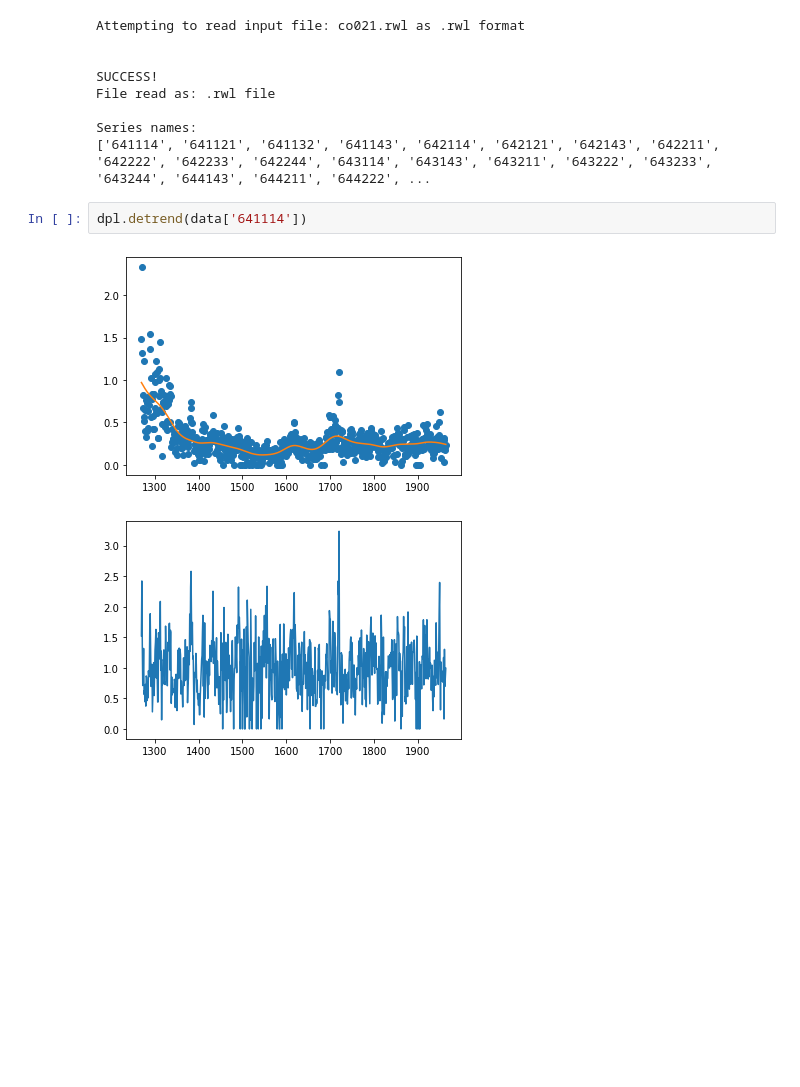
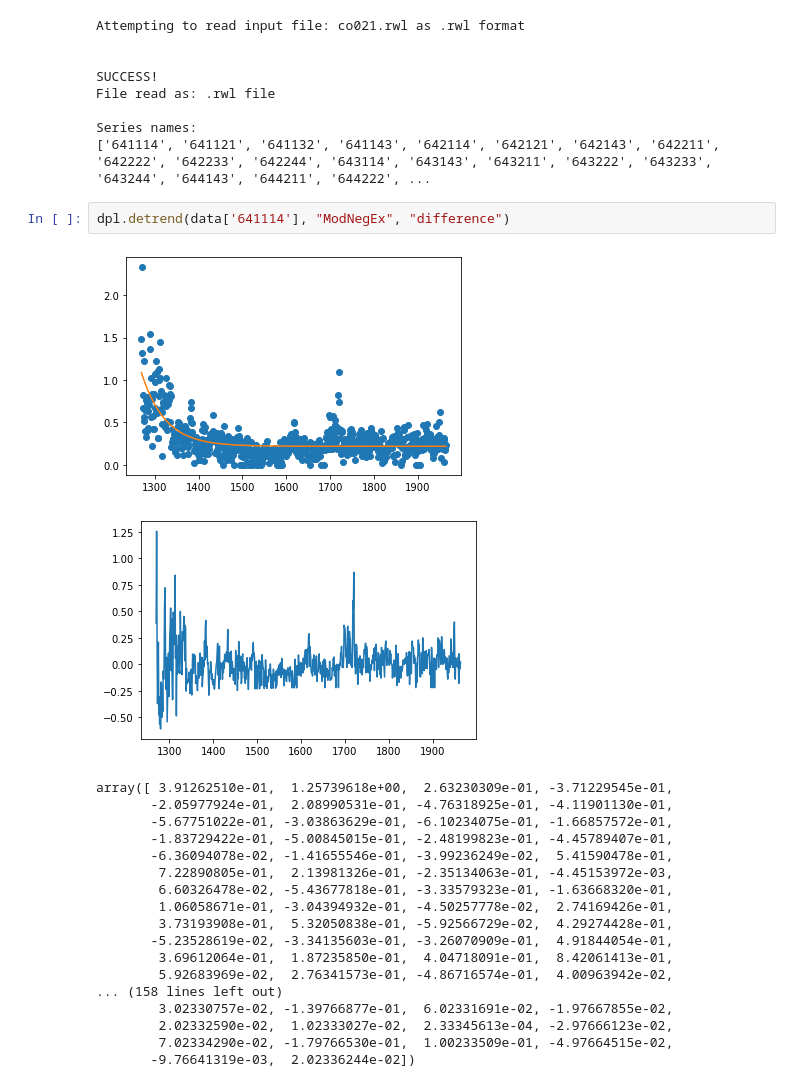
Before and after one commit to OpenDendro/dplPy, a Jupyter notebook: src/new.ipynb, the cells around one changed output. Drawn from its saved outputs; the diff is of its cells as text; blank space fills up the shorter version.

Commit message:
Added more functionality for detrend method

```diff
--- a/src/new.ipynb
+++ b/src/new.ipynb
@@ -11,7 +11,24 @@ File read as: .rwl file
 Series names:
 ['641114', '641121', '641132', '641143', '642114', '642121', '642143', '642211', '642222', '642233', '642244', '643114', '643143', '643211', '643222', '643233', '643244', '644143', '644211', '644222', ...
 # %%
-dpl.detrend(data['641114'])
+dpl.detrend(data['641114'], "ModNegEx", "difference")
 # %% [output]
-[figure, old version]
+[figure, new version]
-[figure, old version]
+[figure, new version]
+array([ 3.91262510e-01,  1.25739618e+00,  2.63230309e-01, -3.71229545e-01,
+       -2.05977924e-01,  2.08990531e-01, -4.76318925e-01, -4.11901130e-01,
+       -5.67751022e-01, -3.03863629e-01, -6.10234075e-01, -1.66857572e-01,
+       -1.83729422e-01, -5.00845015e-01, -2.48199823e-01, -4.45789407e-01,
+       -6.36094078e-02, -1.41655546e-01, -3.99236249e-02,  5.41590478e-01,
+        7.22890805e-01,  2.13981326e-01, -2.35134063e-01, -4.45153972e-03,
+        6.60326478e-02, -5.43677818e-01, -3.33579323e-01, -1.63668320e-01,
+        1.06058671e-01, -3.04394932e-01, -4.50257778e-02,  2.74169426e-01,
+        3.73193908e-01,  5.32050838e-01, -5.92566729e-02,  4.29274428e-01,
+       -5.23528619e-02, -3.34135603e-01, -3.26070909e-01,  4.91844054e-01,
+        3.69612064e-01,  1.87235850e-01,  4.04718091e-01,  8.42061413e-01,
+        5.92683969e-02,  2.76341573e-01, -4.86716574e-01,  4.00963942e-02,
+... (158 lines left out)
+        3.02330757e-02, -1.39766877e-01,  6.02331691e-02, -1.97667855e-02,
+        2.02332590e-02,  1.02333027e-02,  2.33345613e-04, -2.97666123e-02,
+        7.02334290e-02, -1.79766530e-01,  1.00233509e-01, -4.97664515e-02,
+       -9.76641319e-03,  2.02336244e-02])
```
Also changed, not shown: 3 other files.
